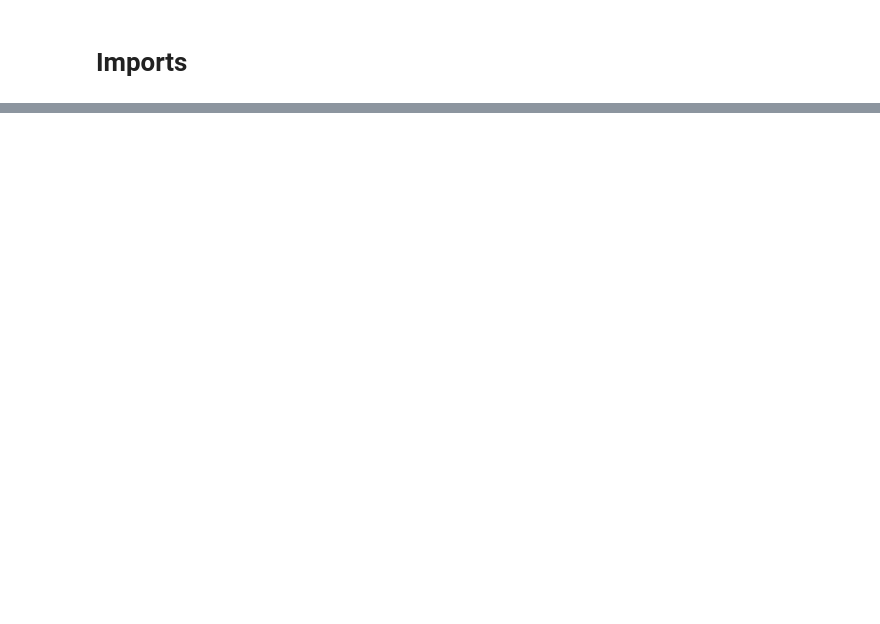
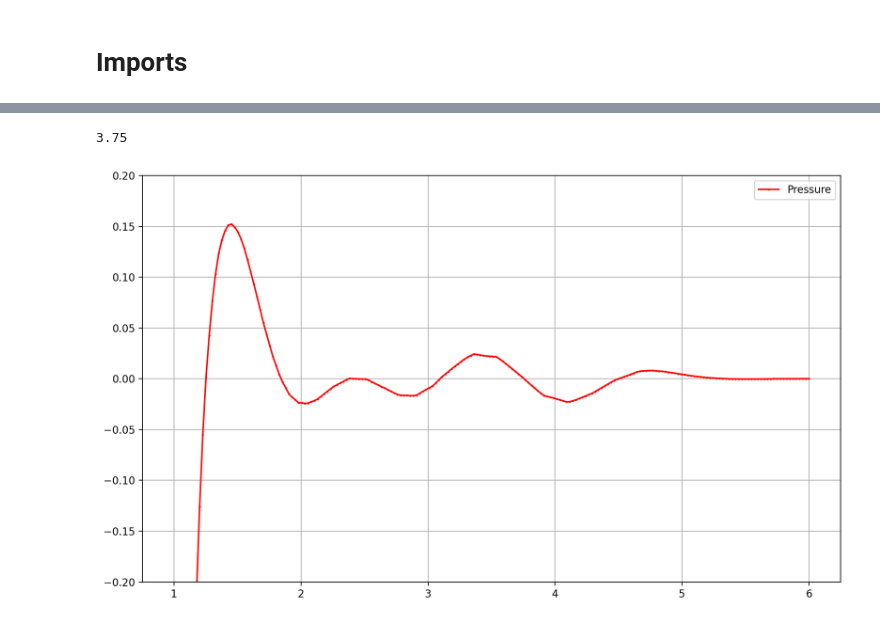
Before and after one commit to boorlakov/pyquasar, a Jupyter notebook: examples/acoustics.ipynb, the cells around one changed output, grey strips where cells are left out. Saved outputs shown, nothing was run; the diff lists cells and outputs as text; code cells hidden in the pictures; blank space fills up the shorter version.

```diff
--- a/examples/acoustics.ipynb
+++ b/examples/acoustics.ipynb
@@ -87,6 +95,27 @@ proj = problem.tabulate(cp.asarray(pts))
 ps = proj @ np.array(sols).T
 # %%
 ps[ps != 0] = 20 * np.log10(np.abs(ps[ps != 0]) / 0.00002)
+# %%
+time_mesh.mesh[150]
+# %% [output]
+3.75
+# %%
+line = np.linspace(0, 5, 200)
+spatial_pts = np.array([1.025 * np.ones_like(line), 1 + line, 1.025 * np.ones_like(line)]).T
+spatial_proj = problem.tabulate(cp.asarray(spatial_pts))
+spatial_sol = spatial_proj @ sols[150]
+# %%
+plt.figure(figsize=(10, 6))
+plt.plot(spatial_pts[:, 1], spatial_sol, label="Pressure", color="red", linestyle="-", marker="o", ms=1)
+plt.legend()
+plt.grid(True)
+plt.tight_layout()
+# plt.xlim(left=2, right=6)
+plt.ylim(top=0.2, bottom=-0.2)
+# Show the plot
+plt.show()
+# %% [output]
+[figure, added]
 # %%
 plt.figure(figsize=(10, 6))
 plt.plot(time_mesh.mesh, ps[0], label="Pressure (src)", color="red", linestyle="-", marker="o", ms=1)
```
Also changed, not shown: parts of 12 cells of this notebook, 1 other file.
